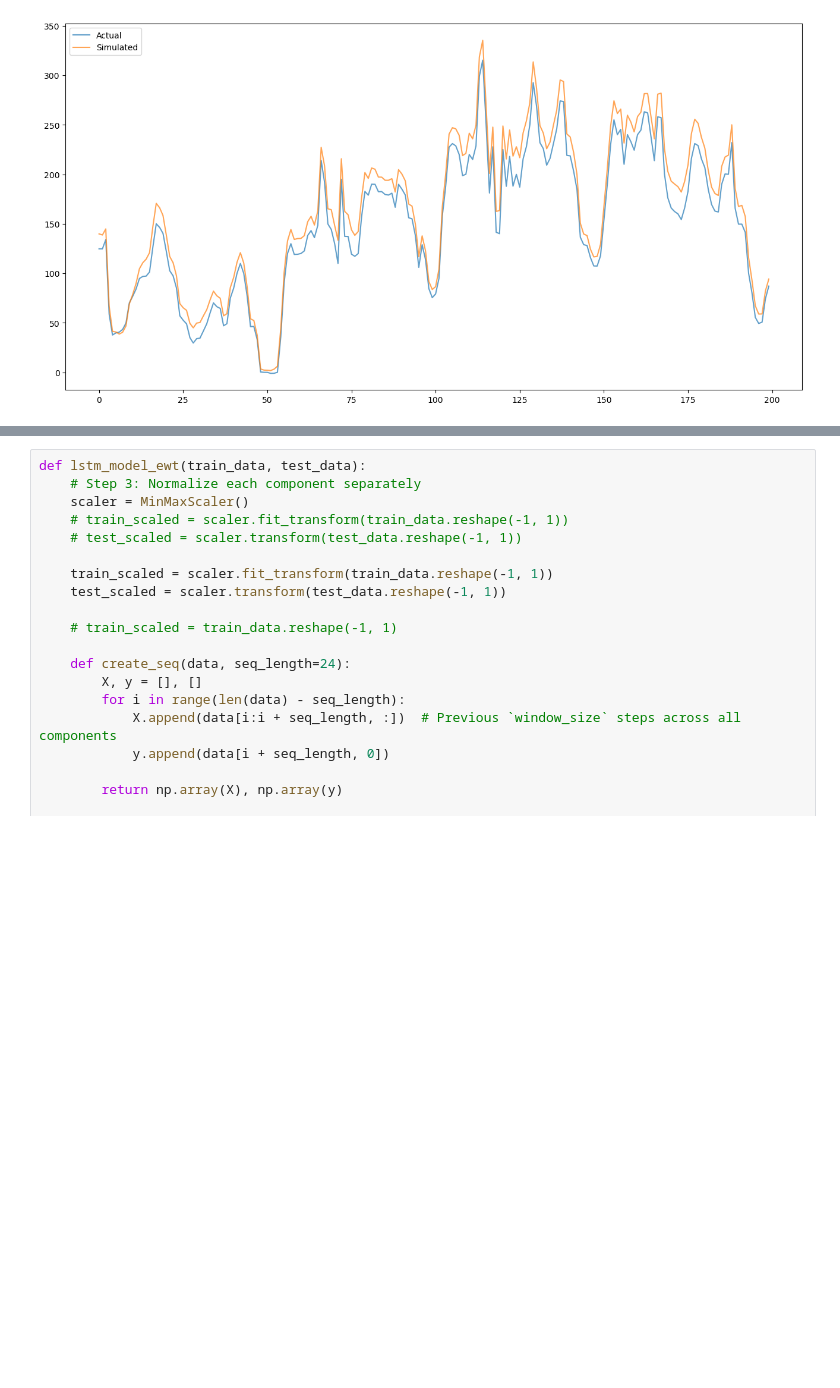
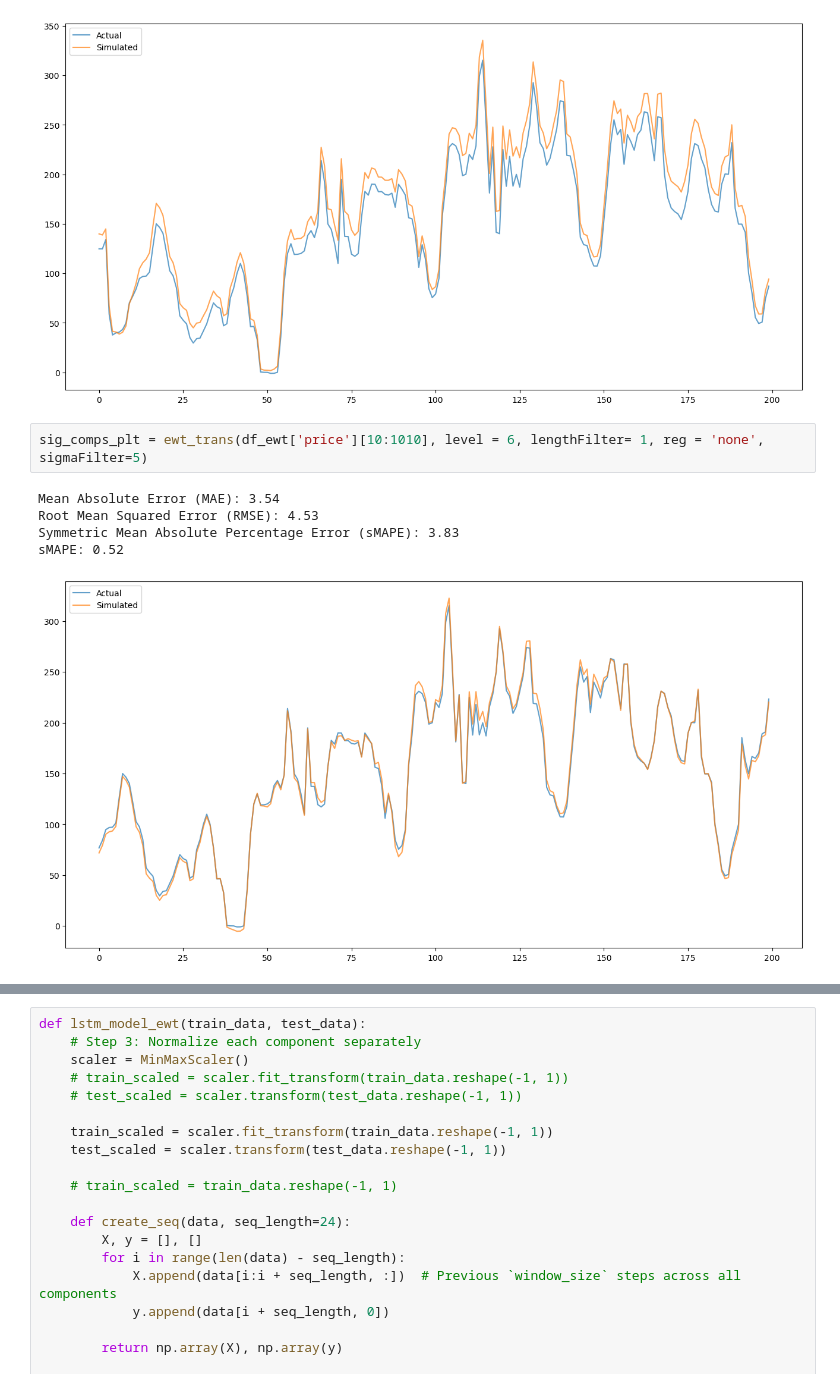
Before and after one commit to Celqaz/dutch_electricity_price_prediction, a Jupyter notebook: notebooks/model_ewt_lstm.ipynb, the cells around one changed output, grey strips where cells are left out. Cells and saved outputs as stored; diff of their text form; blank space fills up the shorter version.

```diff
--- a/notebooks/model_ewt_lstm.ipynb
+++ b/notebooks/model_ewt_lstm.ipynb
@@ -96,6 +99,14 @@ Mean Absolute Error (MAE): 7.87
 Root Mean Squared Error (RMSE): 11.51
 Symmetric Mean Absolute Percentage Error (sMAPE): 13.93
 [figure]
+# %%
+sig_comps_plt = ewt_trans(df_ewt['price'][10:1010], level = 6, lengthFilter= 1, reg = 'none', sigmaFilter=5)
+# %% [output]
+Mean Absolute Error (MAE): 3.54
+Root Mean Squared Error (RMSE): 4.53
+Symmetric Mean Absolute Percentage Error (sMAPE): 3.83
+sMAPE: 0.52
+[figure, added]
 # %%
 sig_comps.shape
 # %% [output]
```
Also changed, not shown: parts of 5 cells of this notebook, 1 other file.
